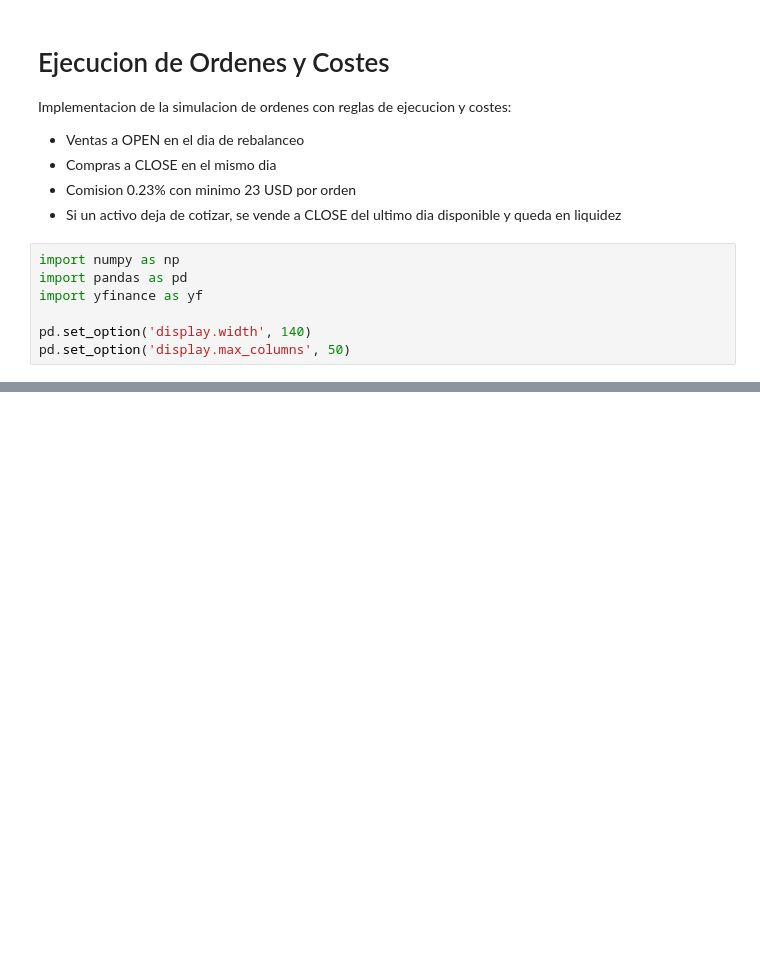
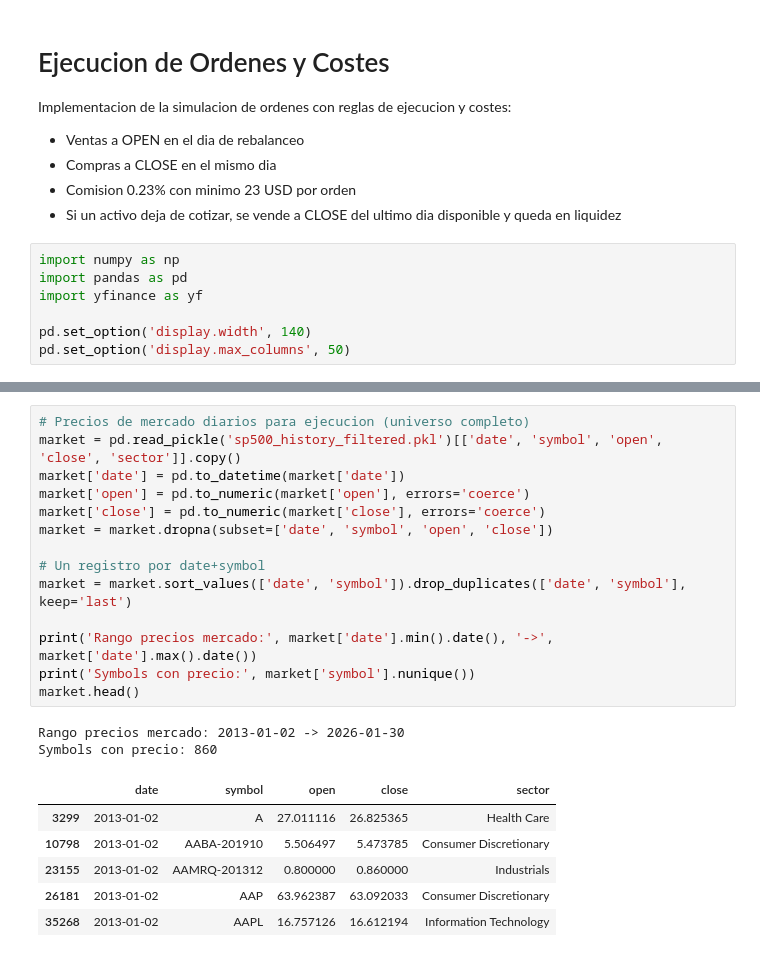
Before and after one commit to NataliaSJO/Practica-Miax-Backtesting, a Jupyter notebook: ejecucionCostes.ipynb, the cells around one changed output, grey strips where cells are left out. Saved outputs shown, nothing was run; the diff lists cells and outputs as text; blank space fills up the shorter version.

```diff
--- a/ejecucionCostes.ipynb
+++ b/ejecucionCostes.ipynb
@@ -186,0 +48,23 @@ history_df.head()
+# %%
+# Precios de mercado diarios para ejecucion (universo completo)
+market = pd.read_pickle('sp500_history_filtered.pkl')[['date', 'symbol', 'open', 'close', 'sector']].copy()
+market['date'] = pd.to_datetime(market['date'])
+market['open'] = pd.to_numeric(market['open'], errors='coerce')
+market['close'] = pd.to_numeric(market['close'], errors='coerce')
+market = market.dropna(subset=['date', 'symbol', 'open', 'close'])
+
+# Un registro por date+symbol
+market = market.sort_values(['date', 'symbol']).drop_duplicates(['date', 'symbol'], keep='last')
+
+print('Rango precios mercado:', market['date'].min().date(), '->', market['date'].max().date())
+print('Symbols con precio:', market['symbol'].nunique())
+market.head()
+# %% [output]
+Rango precios mercado: 2013-01-02 -> 2026-01-30
+Symbols con precio: 860
+|  | date | symbol | open | close | sector |
+| 3299 | 2013-01-02 | A | 27.011116 | 26.825365 | Health Care |
+| 10798 | 2013-01-02 | AABA-201910 | 5.506497 | 5.473785 | Consumer Discretionary |
+| 23155 | 2013-01-02 | AAMRQ-201312 | 0.800000 | 0.860000 | Industrials |
+| 26181 | 2013-01-02 | AAP | 63.962387 | 63.092033 | Consumer Discretionary |
+| 35268 | 2013-01-02 | AAPL | 16.757126 | 16.612194 | Information Technology |
```
Also changed, not shown: parts of 10 cells of this notebook.
